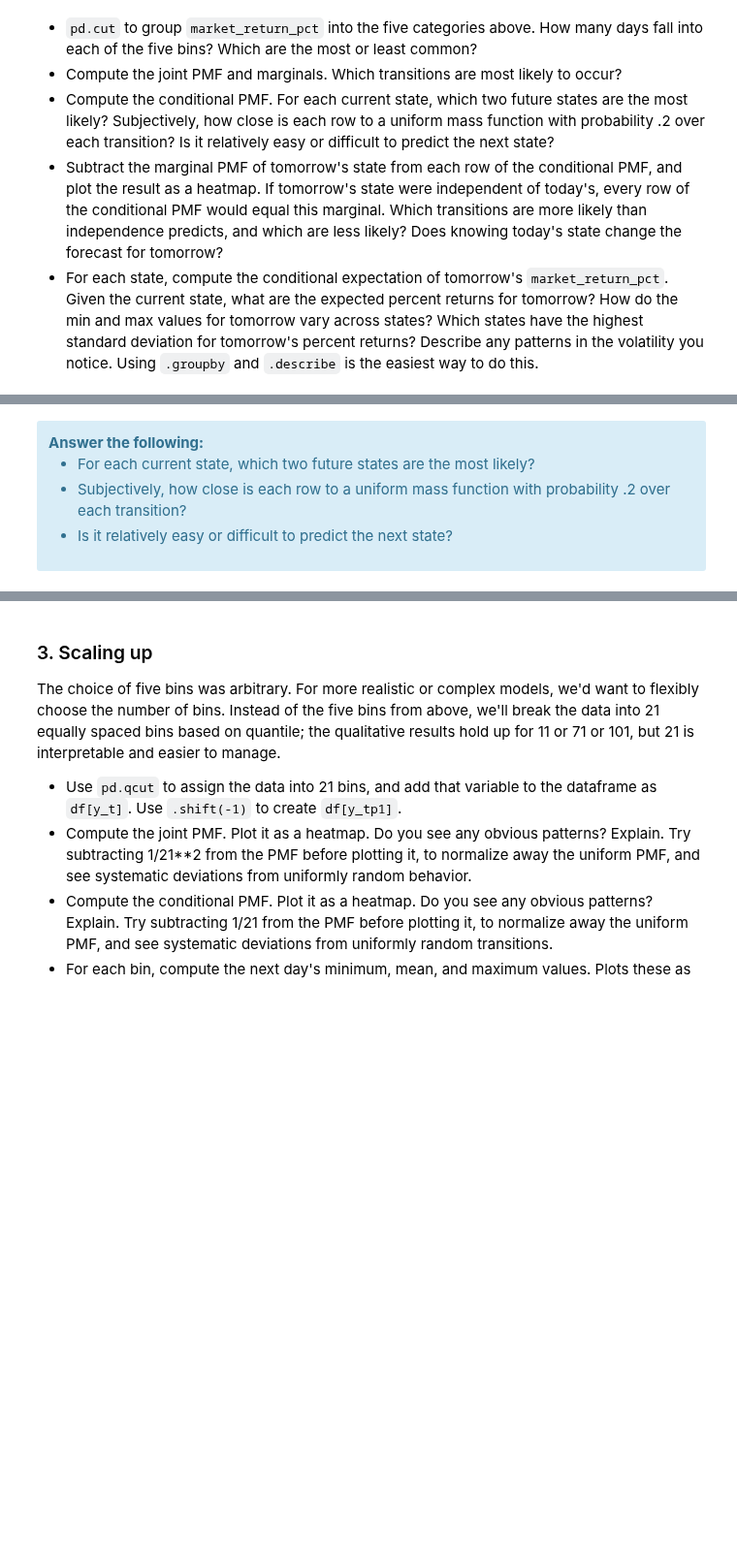
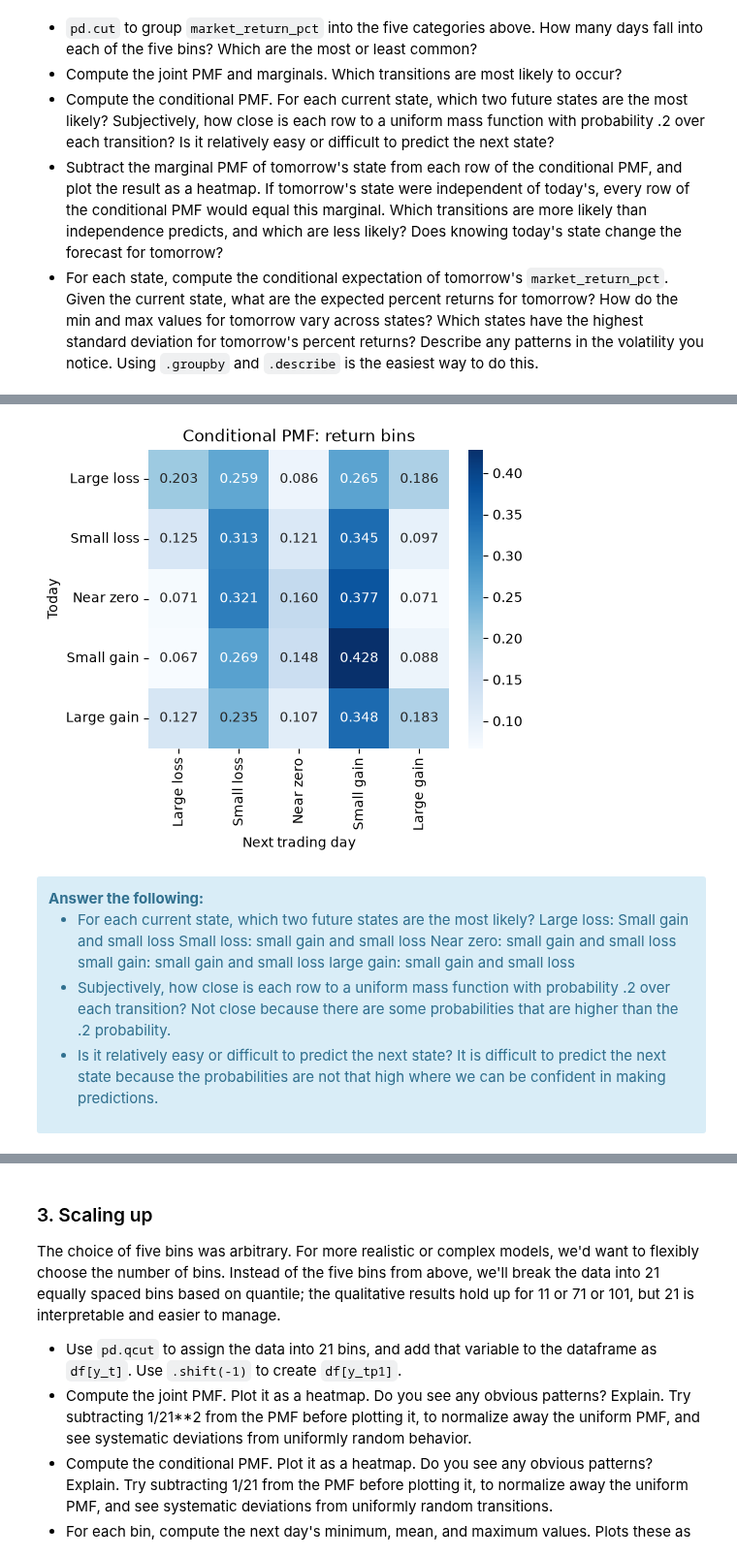
Before and after one commit to rayyan-siddiqui14/UU_F26_templates, a Jupyter notebook: Week09/Thursday_lab/lab08.ipynb, the cells around one changed output, grey strips where cells are left out. Shown at 97% size. Cells and saved outputs as stored; diff of their text form; code cells hidden in the pictures; blank space fills up the shorter version.

```diff
--- a/Week09/Thursday_lab/lab08.ipynb
+++ b/Week09/Thursday_lab/lab08.ipynb
@@ -123,12 +194,24 @@ Which transitions are most likely to occur?
 </div>
 # %%
 #conditional PMF
+fig, ax = plt.subplots(figsize=(5, 4))
+sns.heatmap(pd.crosstab(df['y_t'], df['y_tp1'], normalize = "index"),
+            annot=True, fmt='.3f', cmap='Blues', ax=ax)
+ax.set(xlabel='Next trading day', ylabel='Today', title='Conditional PMF: return bins')
+plt.show()
+# %% [output]
+[figure, added]
 # %% [markdown]
 <div class='alert alert-info'><b>Answer the following:</b>
 
 - For each current state, which two future states are the most likely?
-- Subjectively, how close is each row to a uniform mass function with probability .2 over each transition?
-- Is it relatively easy or difficult to predict the next state?
+Large loss: Small gain and small loss
+Small loss: small gain and small loss
+Near zero: small gain and small loss
+small gain: small gain and small loss
+large gain: small gain and small loss
+- Subjectively, how close is each row to a uniform mass function with probability .2 over each transition? Not close because there are some probabilities that are higher than the .2 probability.
+- Is it relatively easy or difficult to predict the next state? It is difficult to predict the next state because the probabilities are not that high where we can be confident in making predictions.
 </div>
 # %%
 # marginal PMF of tomorrow's state: sum the joint PMF (without margins) down each column
```
Also changed, not shown: parts of 33 cells of this notebook, 3 other files.
